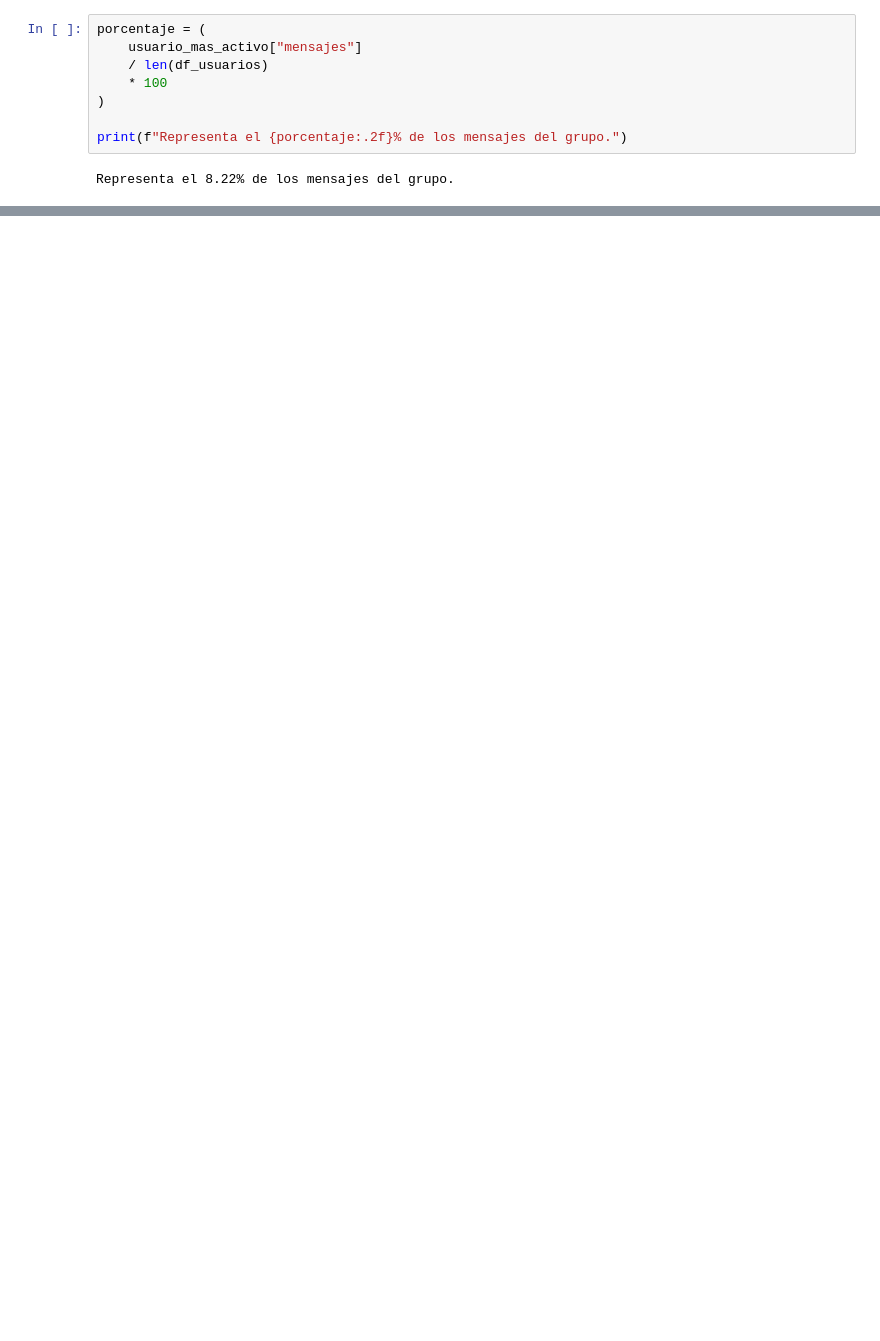
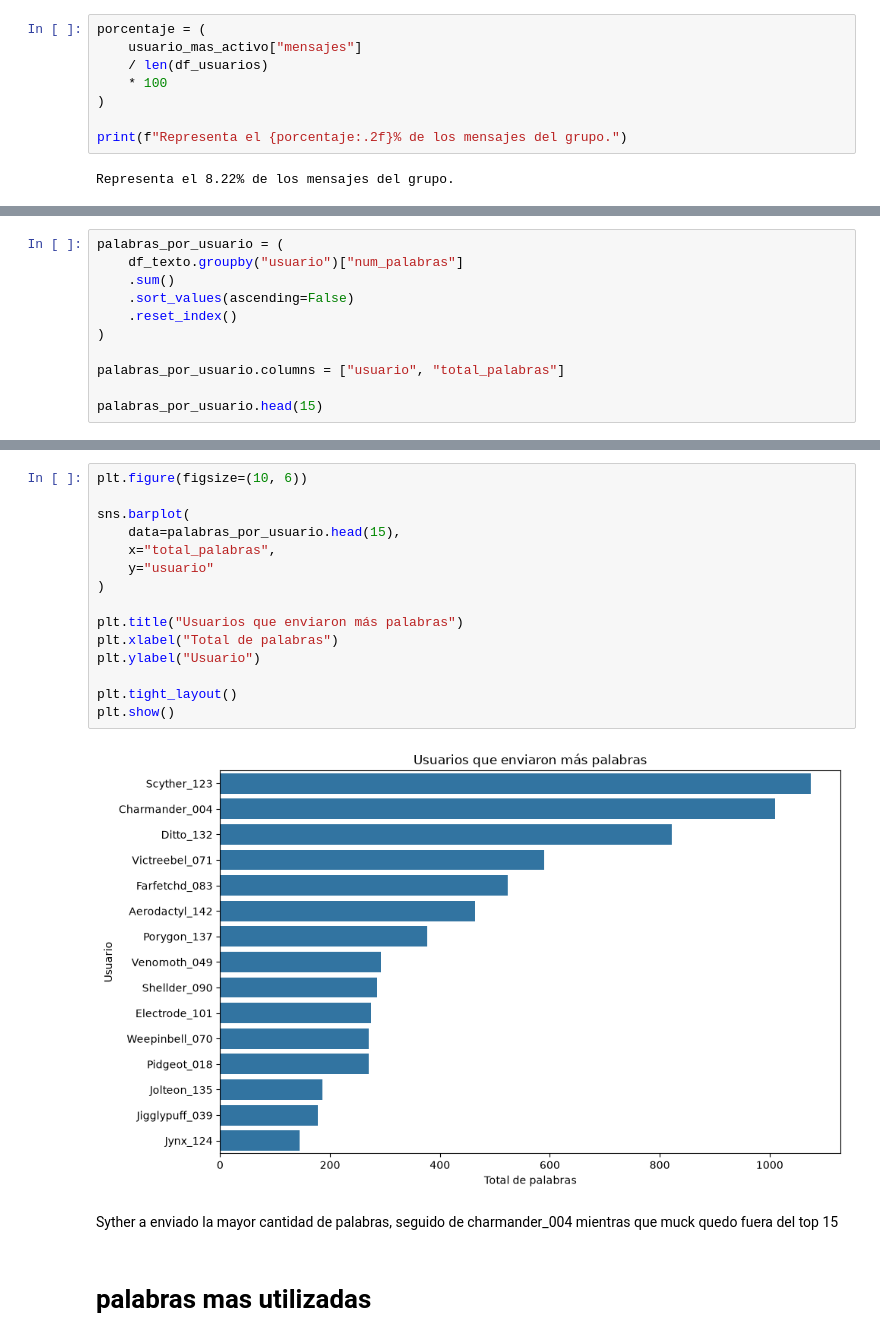
Before and after one commit to JulianVillasenor/Whatsapp_analyst, a Jupyter notebook: whatsapp_analyst.ipynb, the cells around one changed output, grey strips where cells are left out. Cells and saved outputs as stored; diff of their text form; blank space fills up the shorter version.

```diff
--- a/whatsapp_analyst.ipynb
+++ b/whatsapp_analyst.ipynb
@@ -472,0 +596,11 @@ Representa el 8.22% de los mensajes del grupo.
+# %%
+palabras_por_usuario = (
+    df_texto.groupby("usuario")["num_palabras"]
+    .sum()
+    .sort_values(ascending=False)
+    .reset_index()
+)
+
+palabras_por_usuario.columns = ["usuario", "total_palabras"]
+
+palabras_por_usuario.head(15)
@@ -472,0 +624,21 @@ Representa el 8.22% de los mensajes del grupo.
+# %%
+plt.figure(figsize=(10, 6))
+
+sns.barplot(
+    data=palabras_por_usuario.head(15),
+    x="total_palabras",
+    y="usuario"
+)
+
+plt.title("Usuarios que enviaron más palabras")
+plt.xlabel("Total de palabras")
+plt.ylabel("Usuario")
+
+plt.tight_layout()
+plt.show()
+# %% [output]
+[figure, added]
+# %% [markdown]
+Syther a enviado la mayor cantidad de palabras, seguido de charmander_004 mientras que muck quedo fuera del top 15
+# %% [markdown]
+# palabras mas utilizadas
```
Also changed, not shown: parts of 45 cells of this notebook, 2 other files.
